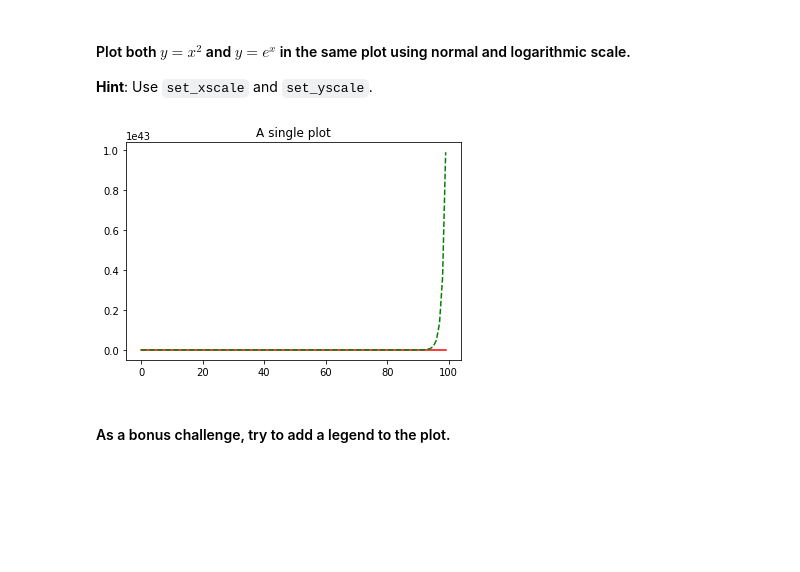
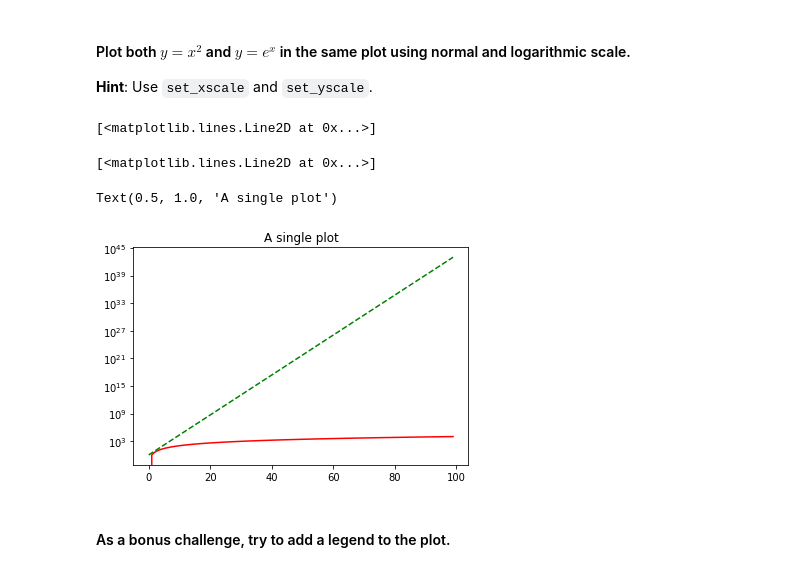
Before and after one commit to ta-datapt-bcn/lab-matplotlib-seaborn, a Jupyter notebook: your-code/main.ipynb, the cells around one changed output. Saved outputs shown, nothing was run; the diff lists cells and outputs as text; code cells hidden in the pictures; blank space fills up the shorter version.

```diff
--- a/your-code/main.ipynb
+++ b/your-code/main.ipynb
@@ -137,24 +165,23 @@ Text(0, 0.5, 'z')
 # %%
 # your code here
 
-#not sure about this ??????????
-
-
-y = x*2
+y = x*x
 z = np.exp(x)
 
 fig, ax = plt.subplots()
 
 ax.plot(x, y, 'red')
 ax.plot(x, z, 'g--')
 ax.set_title('A single plot')
-plt.show()
 
 
-ax.set_xscale('log')
-ax.set_yscale('log')
+plt.xscale('linear')
+plt.yscale('log')
 # %% [output]
+[<matplotlib.lines.Line2D at 0x...>]
+[<matplotlib.lines.Line2D at 0x...>]
+Text(0.5, 1.0, 'A single plot')
-[figure, old version]
+[figure, new version]
 # %% [markdown]
 #### As a bonus challenge, try to add a legend to the plot.
 # %%
```
Also changed, not shown: parts of 42 cells of this notebook, 3 other files.
